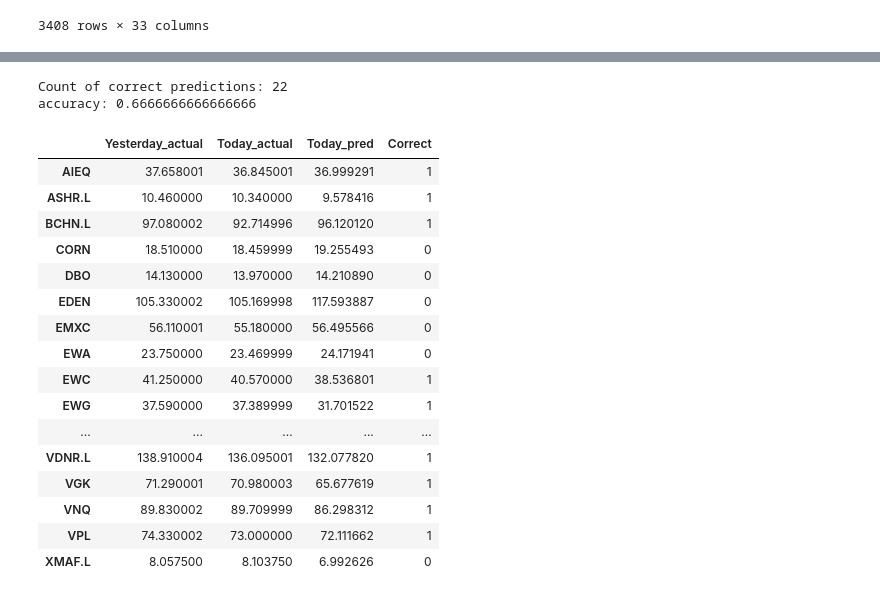
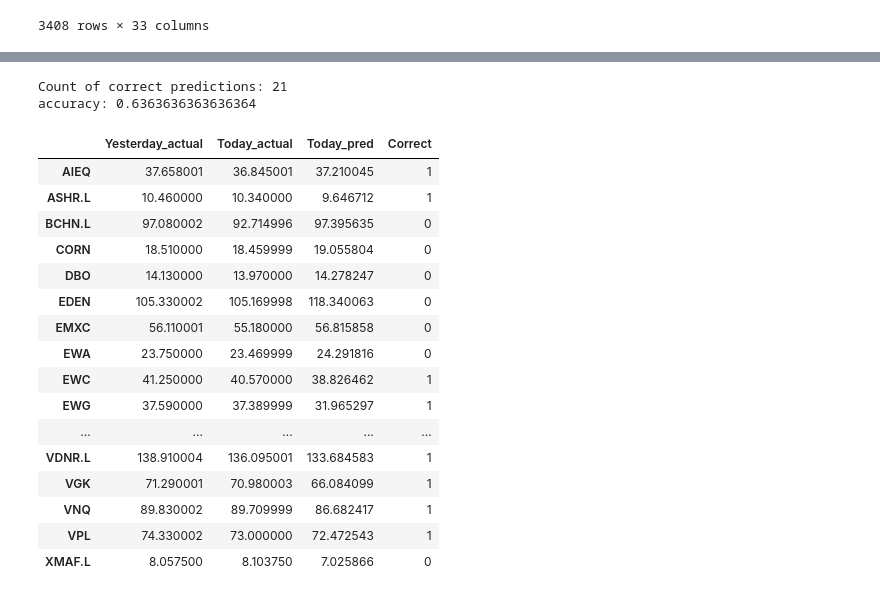
Before and after one commit to JingShelly/BA_Project, a Jupyter notebook: src/RandomForrest/Regression/rf_regression_fill.ipynb, the cells around one changed output, grey strips where cells are left out. Saved outputs shown, nothing was run; the diff lists cells and outputs as text; code cells hidden in the pictures.

```diff
--- a/src/RandomForrest/Regression/rf_regression_fill.ipynb
+++ b/src/RandomForrest/Regression/rf_regression_fill.ipynb
@@ -120,7 +112,7 @@ MultiOutputRegressor(estimator=RandomForestRegressor(max_depth=10, n_jobs=-1,
                                                      random_state=42))
 # %%
 Y_pred = rf.predict(X_test)
-Y_pred_denorm = Y_pred * first_prices_test
+Y_pred_denorm = Y_pred * first_values_test
 
 predicted_prices = pd.DataFrame(Y_pred_denorm, index=data.index[-len(Y_pred):], columns=data.columns)
 predicted_prices.index = data.index[-len(predicted_prices):]
@@ -298,0 +267,25 @@ y_test_denorm shape: (337, 33)
+# %%
+ticker_name = ['SPY', 'EWJ', 'GLD', 'CORN']
+num_plots = len(ticker_name)
+num_cols = 2
+num_rows = (num_plots + num_cols - 1) // num_cols
+
+
+fig, axes = plt.subplots(num_rows, num_cols, figsize=(12, 8))
+axes = axes.flatten()
+
+for i, ticker in enumerate(ticker_name):
+    ax = axes[i]
+    ax.plot(y_actual[ticker], label='Actual', linewidth=2)
+    ax.plot(predicted_prices[ticker], label='Predicted', linewidth=2)
+    ax.set_title(f'LSTM Regression for {ticker}')
+    ax.set_ylabel('Price')
+    ax.tick_params(axis='x', rotation=45)
+
+    ax.legend()
+
+for j in range(len(ticker_name), len(axes)):
+    fig.delaxes(axes[j])
+
+plt.tight_layout()
+plt.show()
@@ -305,54 +300,48 @@ today_prices_predicted = predicted_prices.mean(axis=0)
 
 comparison_df = pd.DataFrame({
     'Yesterday_actual': yesterday_prices,
     'Today_actual': today_prices_actual,
     'Today_pred': today_prices_predicted,
 })
 
 tickers_names = data.columns
 
 correct_list = []
 for ticker in tickers_names:
     yesterday = yesterday_prices[ticker]
     actual_today = today_prices_actual[ticker]
     predicted = today_prices_predicted[ticker]
 
     sign_actual = np.sign(actual_today - yesterday)
     sign_pred = np.sign(predicted - yesterday)
 
     if sign_actual == sign_pred:
         correct_list.append(1)
     else:
         correct_list.append(0)
 comparison_df['Correct'] = correct_list
 
 count_of_ones = correct_list.count(1)
 print(f"Count of correct predictions: {count_of_ones}")
 print(f"accuracy: {count_of_ones / len(correct_list)}")
 display(comparison_df)
-save_df = comparison_df.copy()
-save_df['Yesterday actual'] = save_df['Yesterday_actual'].apply(lambda x: round(x, 2))
-save_df['Today actual'] = save_df['Today_actual'].apply(lambda x: round(x, 2))
-save_df['Today prediction'] = save_df['Today_pred'].apply(lambda x: round(x, 2))
-save_df['Correct'] = save_df['Correct'].apply(lambda x: round(x, 2))
-save_df.to_csv('rf_regression.csv')
 # %% [output]
-Count of correct predictions: 22
-accuracy: 0.6666666666666666
+Count of correct predictions: 21
+accuracy: 0.6363636363636364
 |  | Yesterday_actual | Today_actual | Today_pred | Correct |
-| AIEQ | 37.658001 | 36.845001 | 36.999291 | 1 |
-| ASHR.L | 10.460000 | 10.340000 | 9.578416 | 1 |
-| BCHN.L | 97.080002 | 92.714996 | 96.120120 | 1 |
-| CORN | 18.510000 | 18.459999 | 19.255493 | 0 |
-| DBO | 14.130000 | 13.970000 | 14.210890 | 0 |
-| EDEN | 105.330002 | 105.169998 | 117.593887 | 0 |
-| EMXC | 56.110001 | 55.180000 | 56.495566 | 0 |
-| EWA | 23.750000 | 23.469999 | 24.171941 | 0 |
-| EWC | 41.250000 | 40.570000 | 38.536801 | 1 |
-| EWG | 37.590000 | 37.389999 | 31.701522 | 1 |
+| AIEQ | 37.658001 | 36.845001 | 37.210045 | 1 |
+| ASHR.L | 10.460000 | 10.340000 | 9.646712 | 1 |
+| BCHN.L | 97.080002 | 92.714996 | 97.395635 | 0 |
+| CORN | 18.510000 | 18.459999 | 19.055804 | 0 |
+| DBO | 14.130000 | 13.970000 | 14.278247 | 0 |
+| EDEN | 105.330002 | 105.169998 | 118.340063 | 0 |
+| EMXC | 56.110001 | 55.180000 | 56.815858 | 0 |
+| EWA | 23.750000 | 23.469999 | 24.291816 | 0 |
+| EWC | 41.250000 | 40.570000 | 38.826462 | 1 |
+| EWG | 37.590000 | 37.389999 | 31.965297 | 1 |
 | ... | ... | ... | ... | ... |
-| VDNR.L | 138.910004 | 136.095001 | 132.077820 | 1 |
-| VGK | 71.290001 | 70.980003 | 65.677619 | 1 |
-| VNQ | 89.830002 | 89.709999 | 86.298312 | 1 |
-| VPL | 74.330002 | 73.000000 | 72.111662 | 1 |
-| XMAF.L | 8.057500 | 8.103750 | 6.992626 | 0 |
+| VDNR.L | 138.910004 | 136.095001 | 133.684583 | 1 |
+| VGK | 71.290001 | 70.980003 | 66.084099 | 1 |
+| VNQ | 89.830002 | 89.709999 | 86.682417 | 1 |
+| VPL | 74.330002 | 73.000000 | 72.472543 | 1 |
+| XMAF.L | 8.057500 | 8.103750 | 7.025866 | 0 |
```
Also changed, not shown: parts of 11 cells of this notebook, 8 other files.
